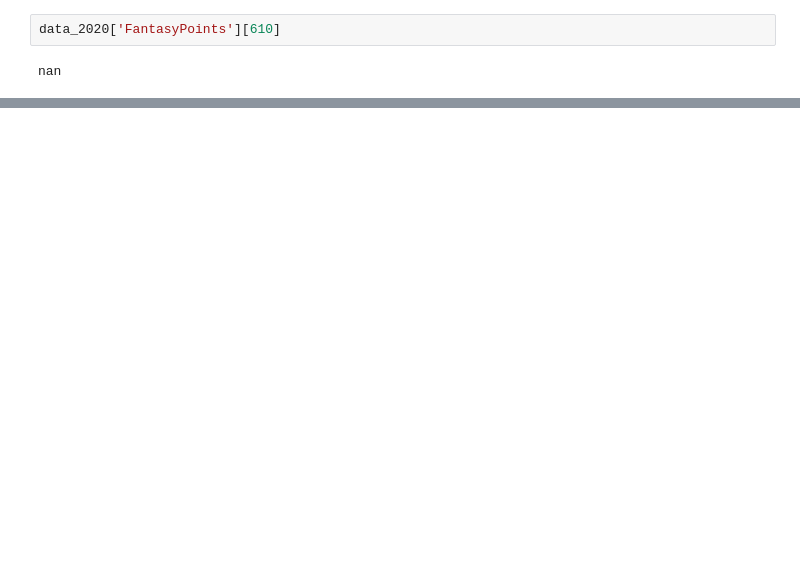
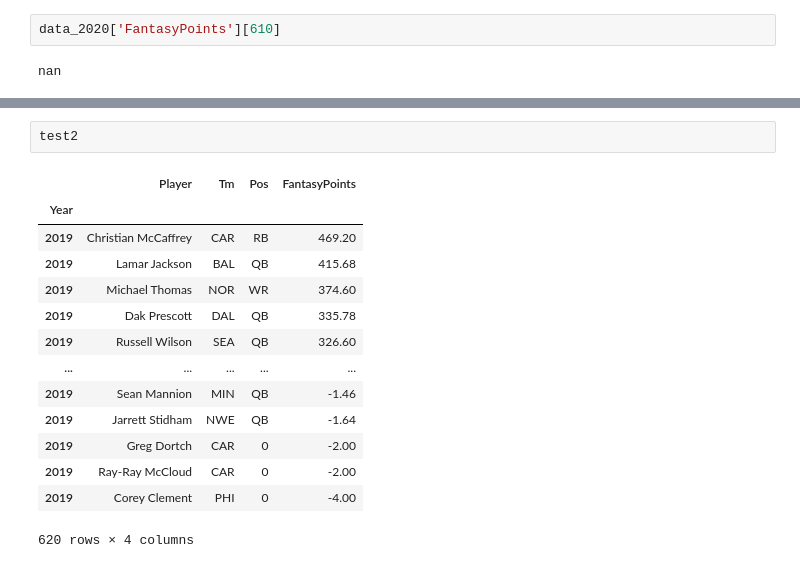
Before and after one commit to amack56/Project-1, a Jupyter notebook: Notebook/alex.ipynb, the cells around one changed output, grey strips where cells are left out. Drawn from its saved outputs; the diff is of its cells as text; blank space fills up the shorter version.

```diff
--- a/Notebook/alex.ipynb
+++ b/Notebook/alex.ipynb
@@ -202,0 +224,17 @@ nan
+# %%
+test2
+# %% [output]
+|  | Player | Tm | Pos | FantasyPoints |
+| Year |  |  |  |  |
+| 2019 | Christian McCaffrey | CAR | RB | 469.20 |
+| 2019 | Lamar Jackson | BAL | QB | 415.68 |
+| 2019 | Michael Thomas | NOR | WR | 374.60 |
+| 2019 | Dak Prescott | DAL | QB | 335.78 |
+| 2019 | Russell Wilson | SEA | QB | 326.60 |
+| ... | ... | ... | ... | ... |
+| 2019 | Sean Mannion | MIN | QB | -1.46 |
+| 2019 | Jarrett Stidham | NWE | QB | -1.64 |
+| 2019 | Greg Dortch | CAR | 0 | -2.00 |
+| 2019 | Ray-Ray McCloud | CAR | 0 | -2.00 |
+| 2019 | Corey Clement | PHI | 0 | -4.00 |
+620 rows × 4 columns
```
Also changed, not shown: parts of 9 cells of this notebook, 1 other file.
